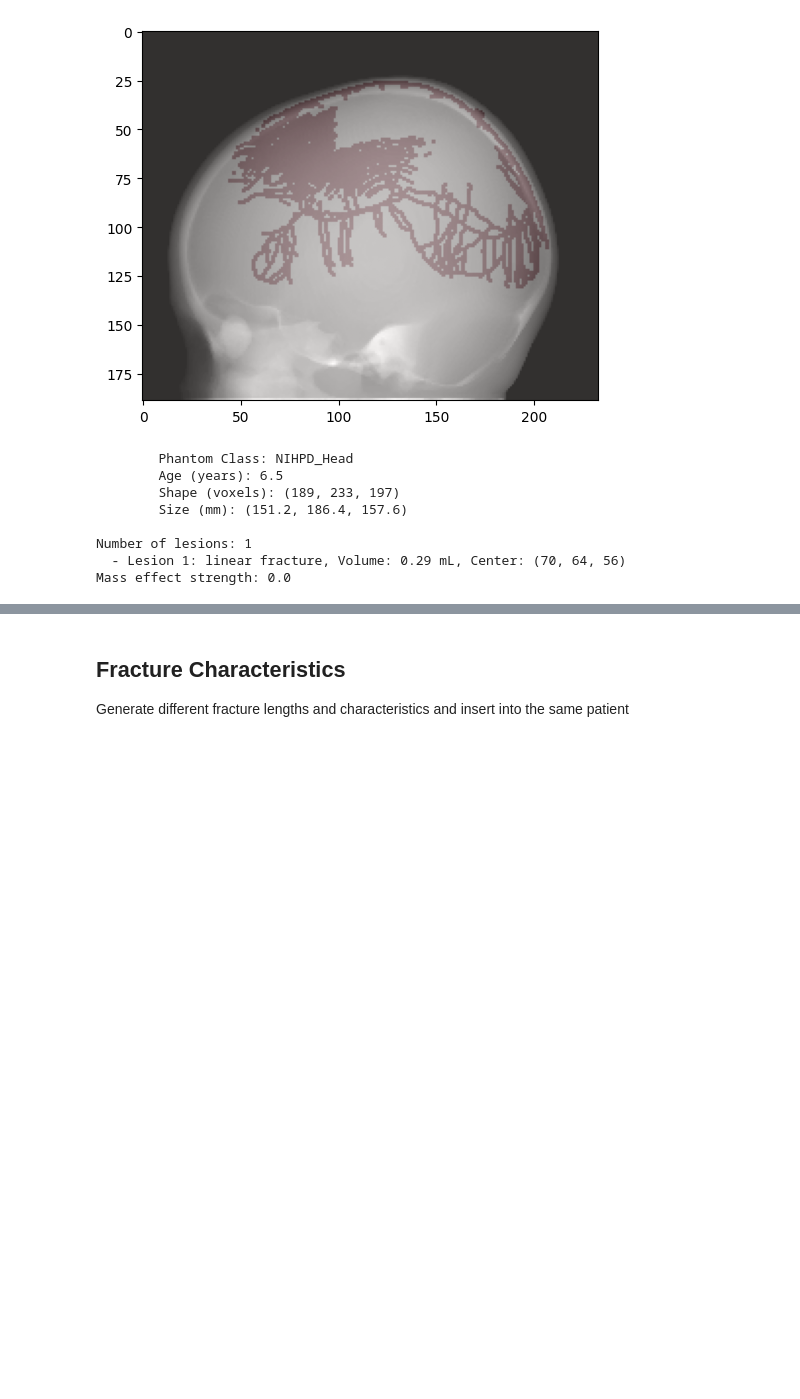
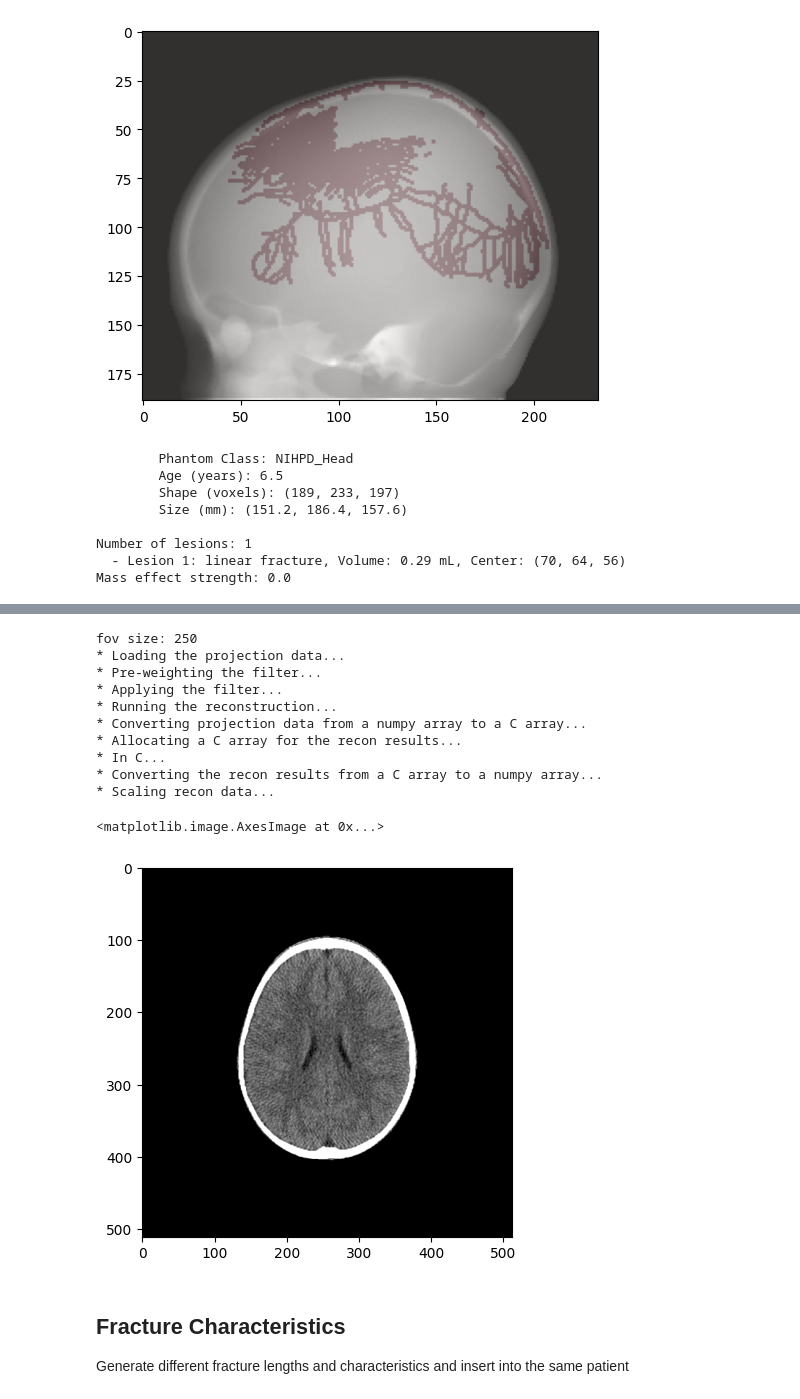
Before and after one commit to DIDSR/InSilicoICH, a Jupyter notebook: notebooks/01_fracture.ipynb, the cells around one changed output, grey strips where cells are left out. Cells and saved outputs as stored; diff of their text form; code cells hidden in the pictures; blank space fills up the shorter version.

```diff
--- a/notebooks/01_fracture.ipynb
+++ b/notebooks/01_fracture.ipynb
@@ -154,0 +129,10 @@ plt.imshow(scanner.recon[0], cmap='gray', vmin=wl-ww/2, vmax=wl+ww/2)
+# %%
+acquisition_technique = dict(
+    mA=500,
+    kVp=120,
+    views=300,
+    startZ=startZ,
+    endZ=endZ,
+    pitch=0
+)
+scanner.run_scan(**acquisition_technique)
@@ -155,3 +164,27 @@ plt.imshow(scanner.recon[0], cmap='gray', vmin=wl-ww/2, vmax=wl+ww/2)
+# %%
+recon_technique = dict(
+    kernel='soft',
+    fov=250,
+    slice_increment=1,
+)
+scanner.run_recon(**recon_technique)
+
+import matplotlib.pyplot as plt
+ww, wl = 1000, 500
+plt.imshow(scanner.recon[0], cmap='gray', vmin=wl-ww/2, vmax=wl+ww/2)
+# %% [output]
+fov size: 250
+* Loading the projection data...
+* Pre-weighting the filter...
+* Applying the filter...
+* Running the reconstruction...
+* Converting projection data from a numpy array to a C array...
+* Allocating a C array for the recon results...
+* In C...
+* Converting the recon results from a C array to a numpy array...
+* Scaling recon data...
+<matplotlib.image.AxesImage at 0x...>
+[figure, added]
 # %% [markdown]
 ## Fracture Characteristics
 
```
Also changed, not shown: parts of 19 cells of this notebook, 4 other files.
